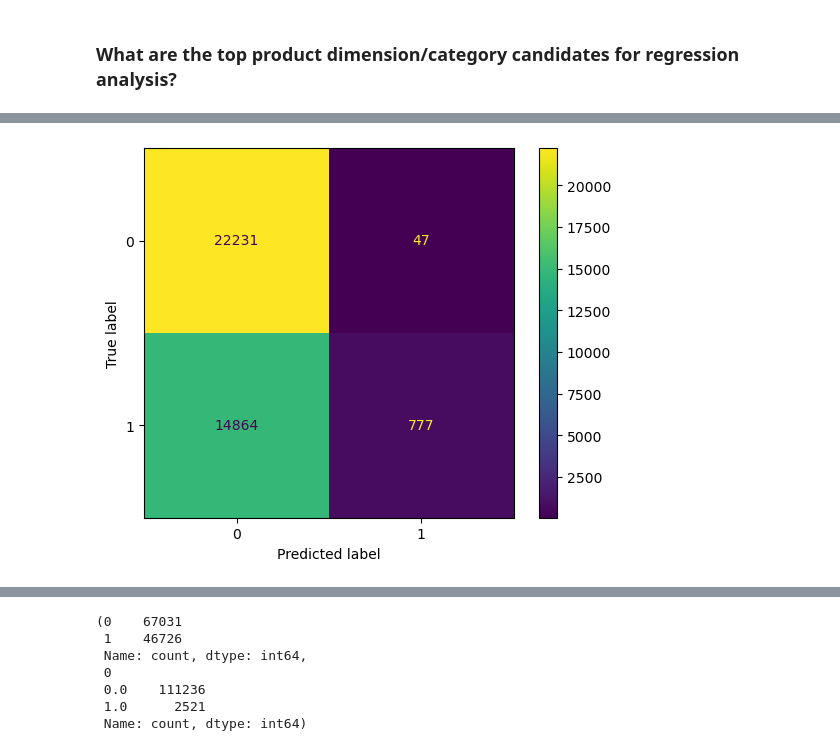
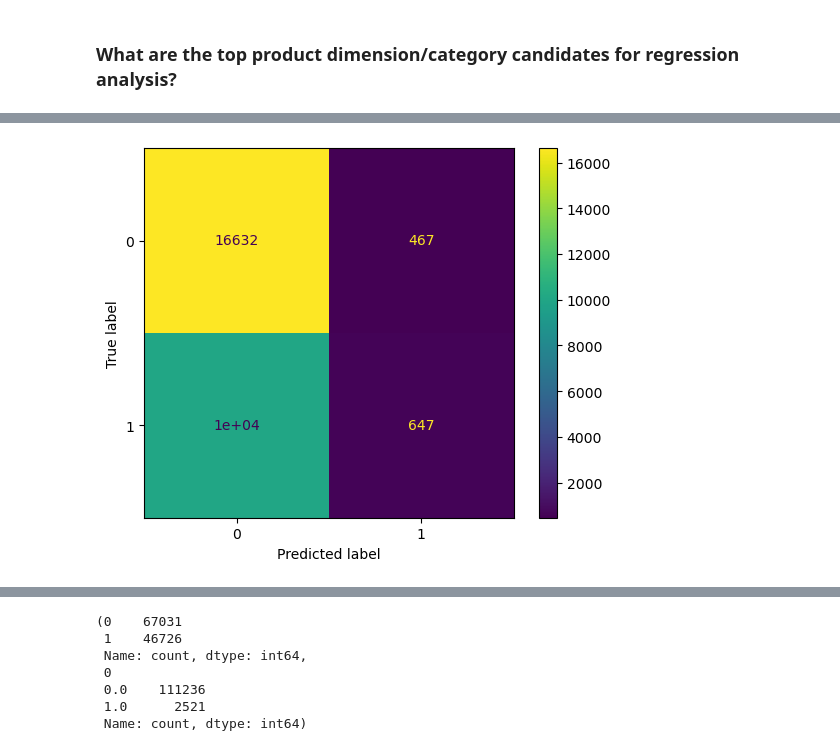
Before and after one commit to dsagher/Olist-E-Commerce-Analysis-Project, a Jupyter notebook: notebooks/predictive_analysis.ipynb, the cells around one changed output, grey strips where cells are left out. Drawn from its saved outputs; the diff is of its cells as text; code cells hidden in the pictures.

```diff
--- a/notebooks/predictive_analysis.ipynb
+++ b/notebooks/predictive_analysis.ipynb
@@ -219,23 +238,14 @@ weight               beta =  0.000, OR =  1.000
 # %%
-df = full_selection_df[['office_furniture', 'delayed']].dropna()
-feature = df['office_furniture'].to_numpy().reshape(-1,1)
-target = df['delayed'].to_numpy()
+"""
+Test Classification Strength of Product Dimensions
+"""
 
-X_train, X_test, y_train, y_test = train_test_split(feature, target, random_state=42)
+X_dim_train, X_dim_test, y_dim_train, y_dim_test = train_test_split(X_dim, y_dim, random_state=42)
 
 
-logreg = LogisticRegression()
-logreg.fit(X_train, y_train)
+logreg_dim = LogisticRegression()
+logreg_dim.fit(X_dim_train, y_dim_train)
 
-y_pred = logreg.predict(X_test)
-
-ConfusionMatrixDisplay(confusion_matrix(y_test, y_pred)).plot()
-plt.show()
-
-fpr, tpr, thresholds = roc_curve(y_test, y_pred)
-roc = list(zip(fpr,tpr, thresholds))
-
-precision, recall, thresholds = precision_recall_curve(y_test, y_pred)
-prs = list(zip(precision, recall, thresholds))
+y_pred = logreg_dim.predict(X_dim_test)
 # %% [output]
-[figure, old version]
+[figure, new version]
```
Also changed, not shown: parts of 25 cells of this notebook, 1 other file.
